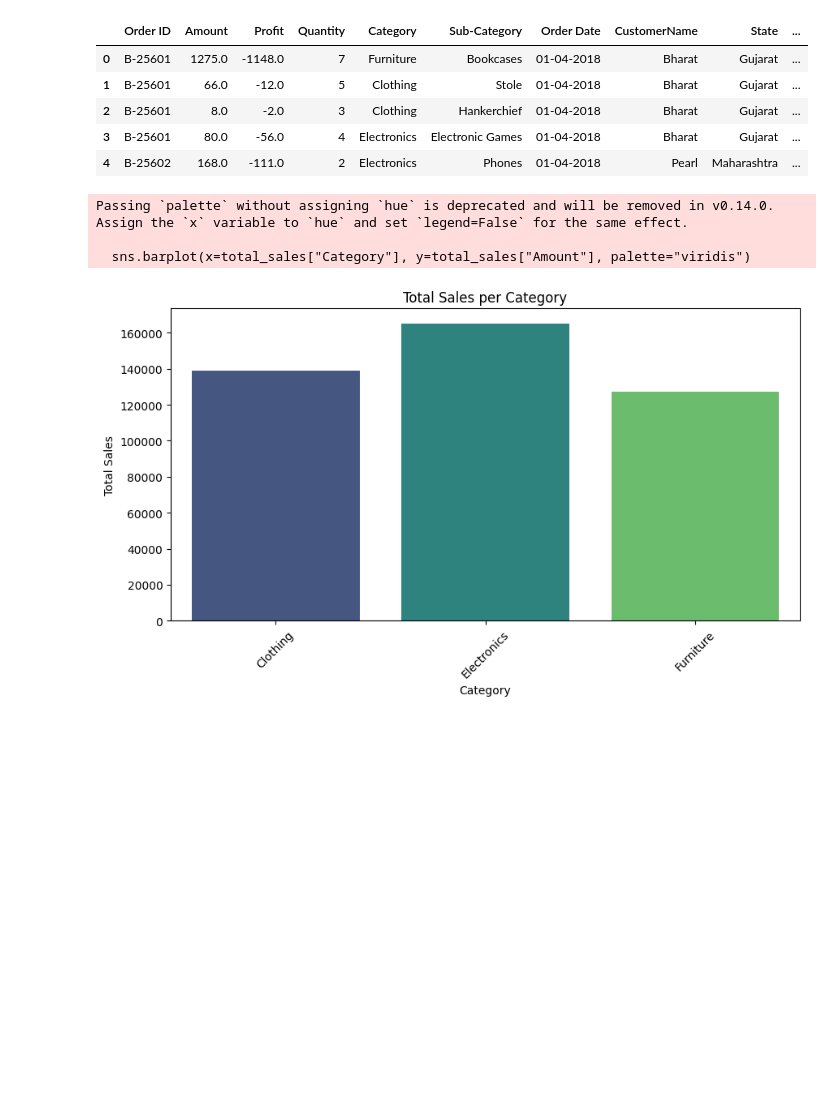
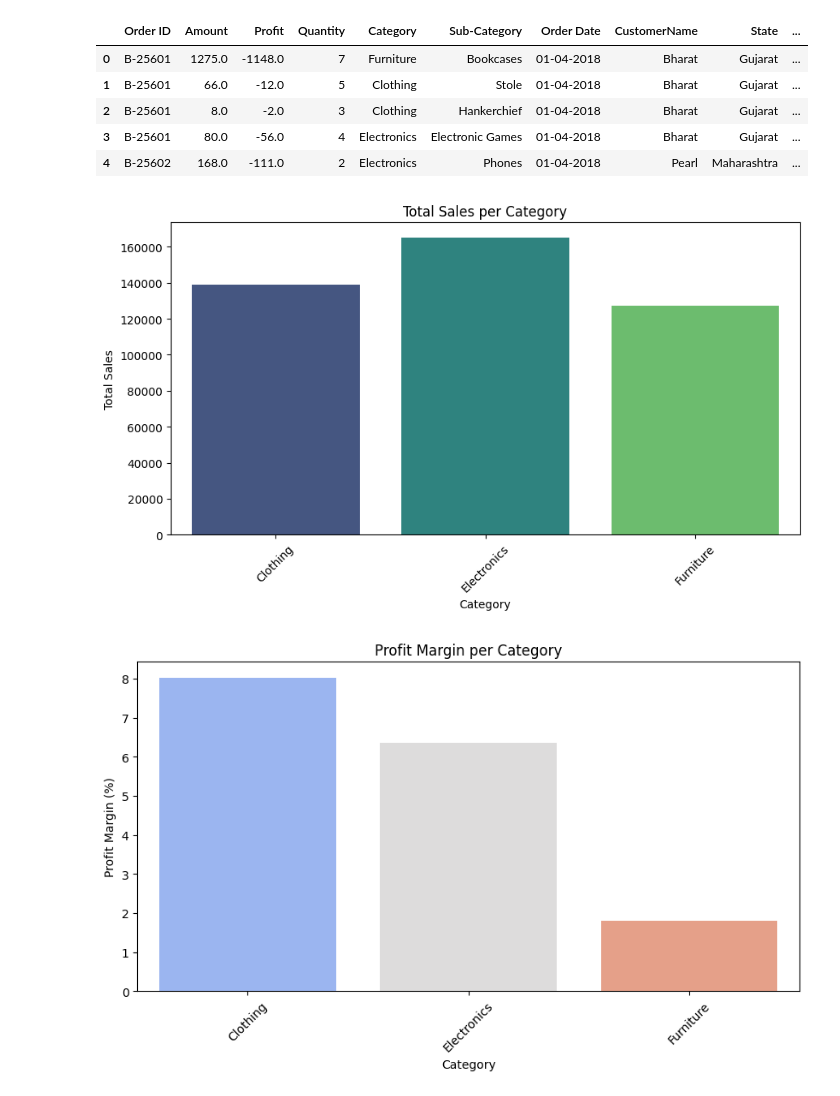
Before and after one commit to sandbox259/Sales-Analysis, a Jupyter notebook: Sales.ipynb, the cells around one changed output. Drawn from its saved outputs; the diff is of its cells as text; code cells hidden in the pictures; blank space fills up the shorter version.

Commit message:
updates charts

```diff
--- a/Sales.ipynb
+++ b/Sales.ipynb
@@ -48,14 +48,22 @@ top_states_sales_profit = merged_df[merged_df["State"].isin(top_states.index)].g
 # %%
 # Sales per Category
 plt.figure(figsize=(10, 5))
-sns.barplot(x=total_sales["Category"], y=total_sales["Amount"], palette="viridis")
+sns.barplot(x="Category", y="Amount", data=total_sales, hue="Category", palette="viridis", legend=False)
 plt.title("Total Sales per Category")
 plt.xlabel("Category")
 plt.ylabel("Total Sales")
 plt.xticks(rotation=45)
 plt.show()
 # %% [output]
-Passing `palette` without assigning `hue` is deprecated and will be removed in v0.14.0. Assign the `x` variable to `hue` and set `legend=False` for the same effect.
-
-  sns.barplot(x=total_sales["Category"], y=total_sales["Amount"], palette="viridis")
 [figure]
+# %%
+# Profit Margin per Category
+plt.figure(figsize=(10, 5))
+sns.barplot(x="Category", y="Profit Margin", data=profit_analysis, hue="Category", palette="coolwarm", legend = False)
+plt.title("Profit Margin per Category")
+plt.xlabel("Category")
+plt.ylabel("Profit Margin (%)")
+plt.xticks(rotation=45)
+plt.show()
+# %% [output]
+[figure, added]
```
Also changed, not shown: parts of 2 cells of this notebook.
